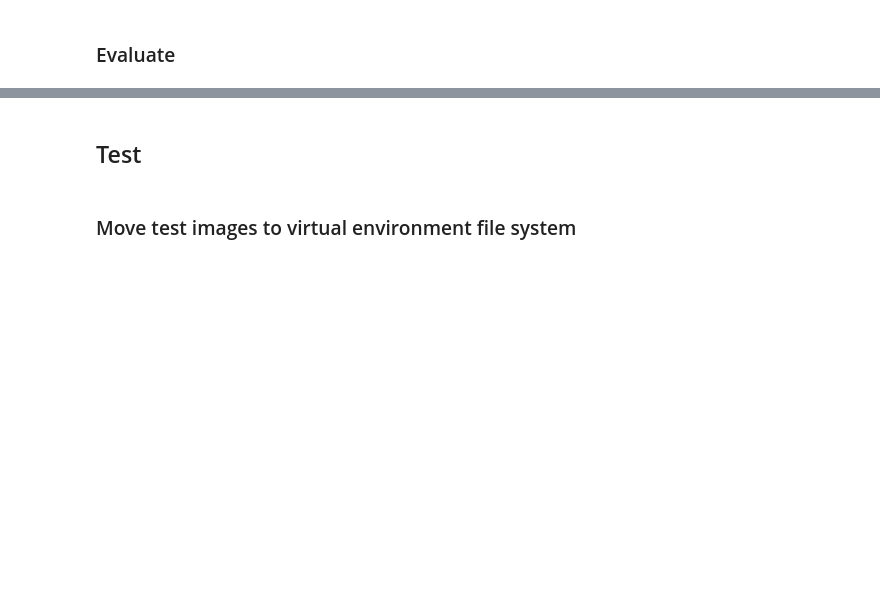
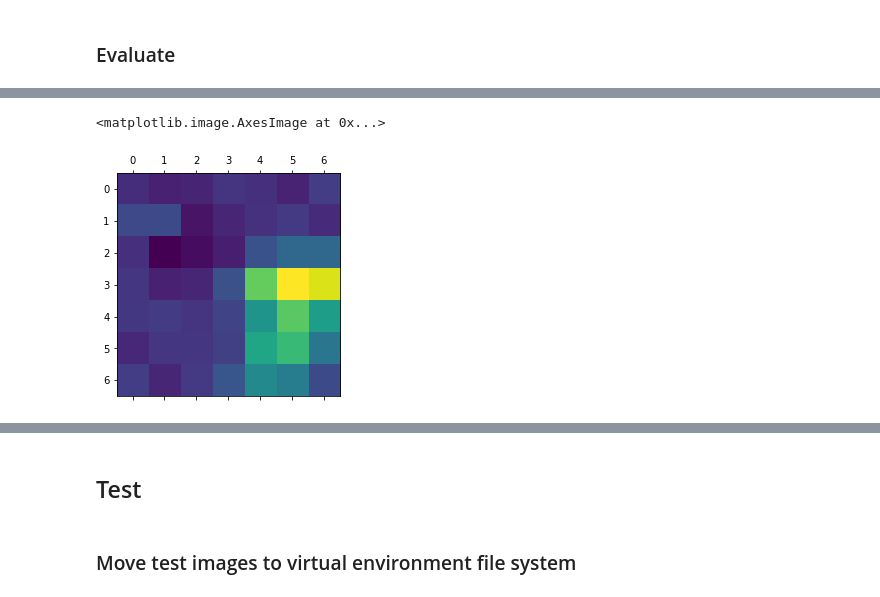
Before and after one commit to betogaona7/Distracted_Driver_Dectection, a Jupyter notebook: Pytorch.ipynb, the cells around one changed output, grey strips where cells are left out. Cells and saved outputs as stored; diff of their text form; code cells hidden in the pictures; blank space fills up the shorter version.

```diff
--- a/Pytorch.ipynb
+++ b/Pytorch.ipynb
@@ -513,0 +534,17 @@ Accuracy of talking to passanger : 96 %
+# %%
+predictions[:, pred].backward(retain_graph=True)
+gradients = aa_cnn.get_gradients()
+pool_grad = torch.mean(gradients, dim=[0, 2, 3])
+activations = aa_cnn.get_activations(img.to(device)).detach()
+
+for i in range(512):
+  activations[:, i, :, :] *= pool_grad[i]
+
+heatmap = torch.mean(activations, dim=1).squeeze()
+heatmap = np.maximum(heatmap.cpu(), 0)
+heatmap /= torch.max(heatmap)
+
+plt.matshow(heatmap.squeeze())
+# %% [output]
+<matplotlib.image.AxesImage at 0x...>
+[figure, added]
```
Also changed, not shown: parts of 17 cells of this notebook.
